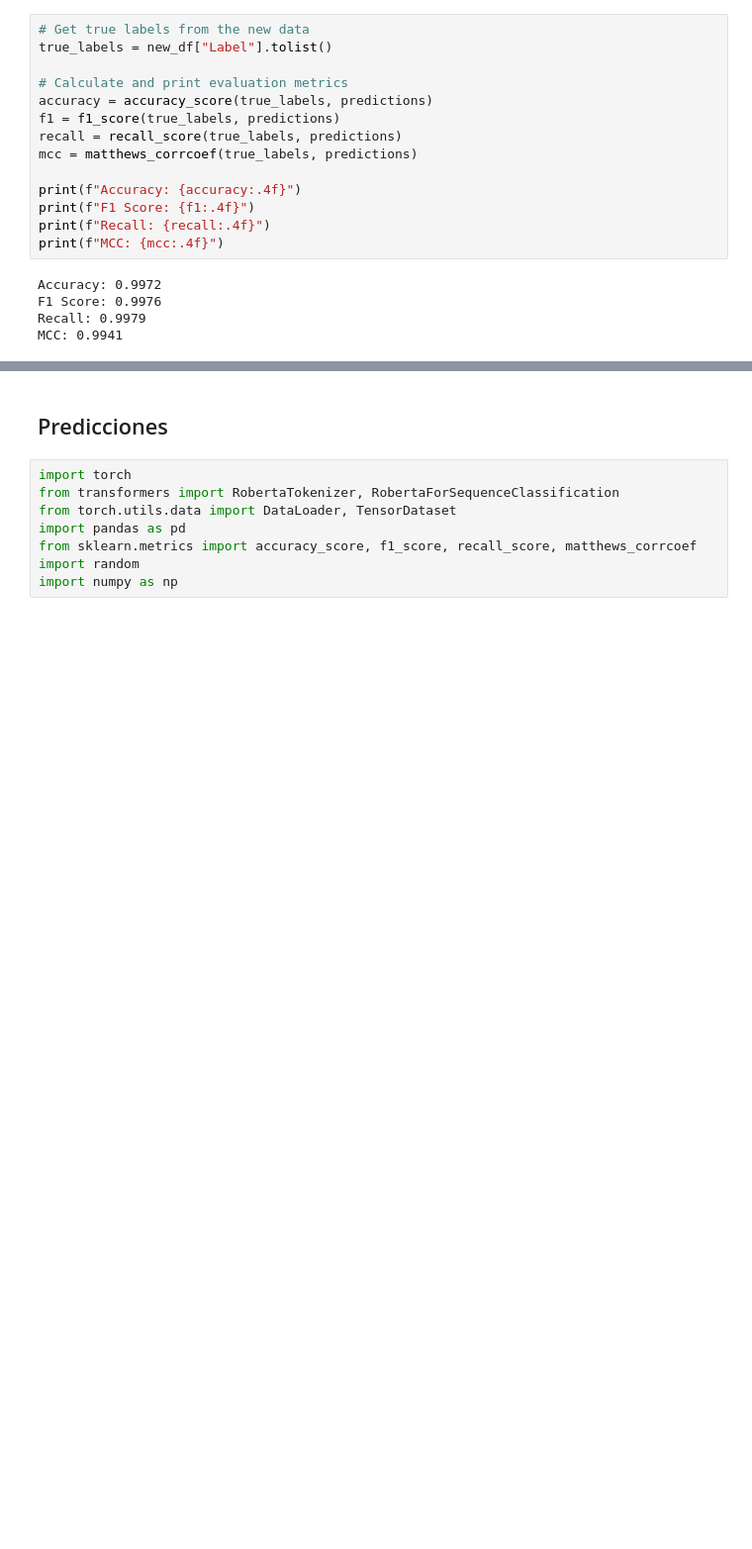
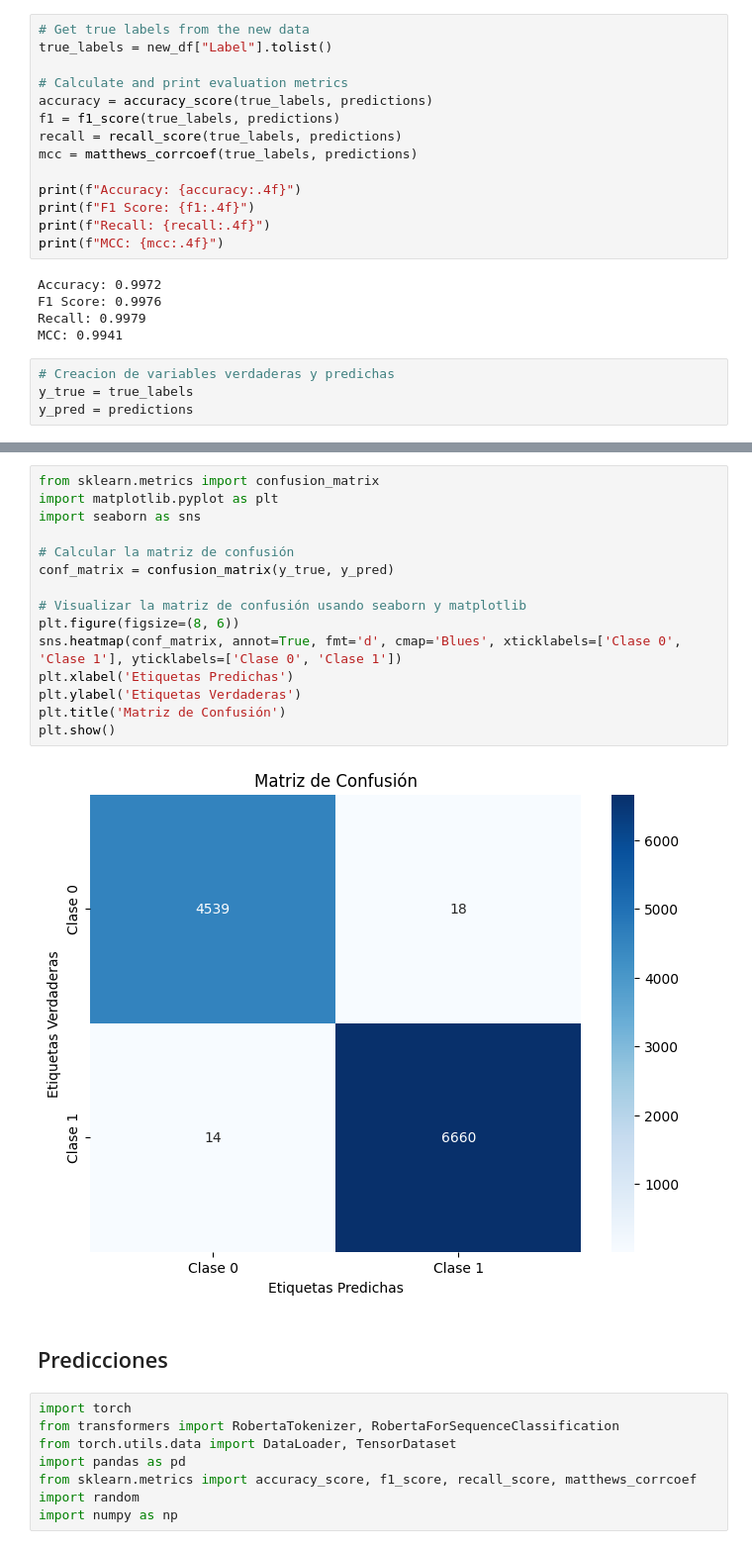
Before and after one commit to UrielMartinez21/Political-Fake-News-Classification, a Jupyter notebook: entrenamiento/prueba3.ipynb, the cells around one changed output, grey strips where cells are left out. Shown at 99% size. Saved outputs shown, nothing was run; the diff lists cells and outputs as text; blank space fills up the shorter version.

Commit message:
chore(prueba3.ipynb):matriz de confusion y reporte

```diff
--- a/entrenamiento/prueba3.ipynb
+++ b/entrenamiento/prueba3.ipynb
@@ -473,3 +473,7 @@ Accuracy: 0.9972
 F1 Score: 0.9976
 Recall: 0.9979
 MCC: 0.9941
+# %%
+# Creacion de variables verdaderas y predichas
+y_true = true_labels
+y_pred = predictions
@@ -476,3 +499,20 @@ MCC: 0.9941
+# %%
+from sklearn.metrics import confusion_matrix
+import matplotlib.pyplot as plt
+import seaborn as sns
+
+# Calcular la matriz de confusión
+conf_matrix = confusion_matrix(y_true, y_pred)
+
+# Visualizar la matriz de confusión usando seaborn y matplotlib
+plt.figure(figsize=(8, 6))
+sns.heatmap(conf_matrix, annot=True, fmt='d', cmap='Blues', xticklabels=['Clase 0', 'Clase 1'], yticklabels=['Clase 0', 'Clase 1'])
+plt.xlabel('Etiquetas Predichas')
+plt.ylabel('Etiquetas Verdaderas')
+plt.title('Matriz de Confusión')
+plt.show()
+# %% [output]
+[figure, added]
 # %% [markdown]
 ## Predicciones
 # %%
```
Also changed, not shown: parts of 2 cells of this notebook.
